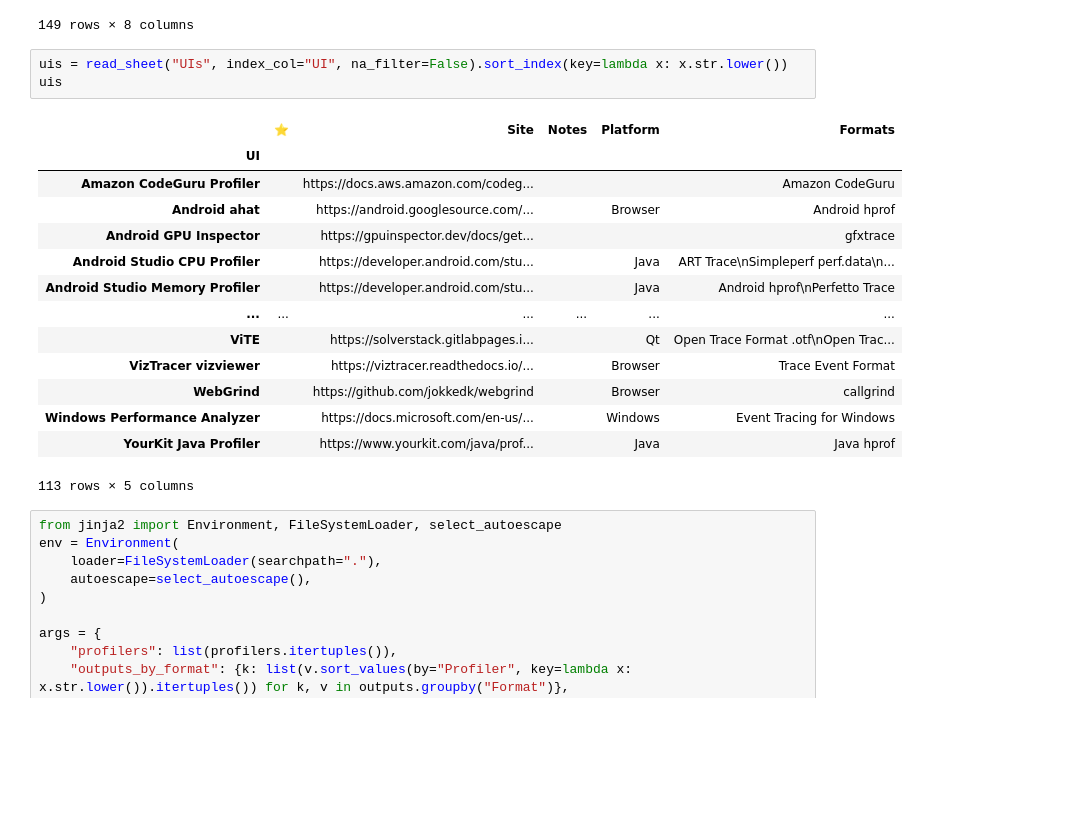
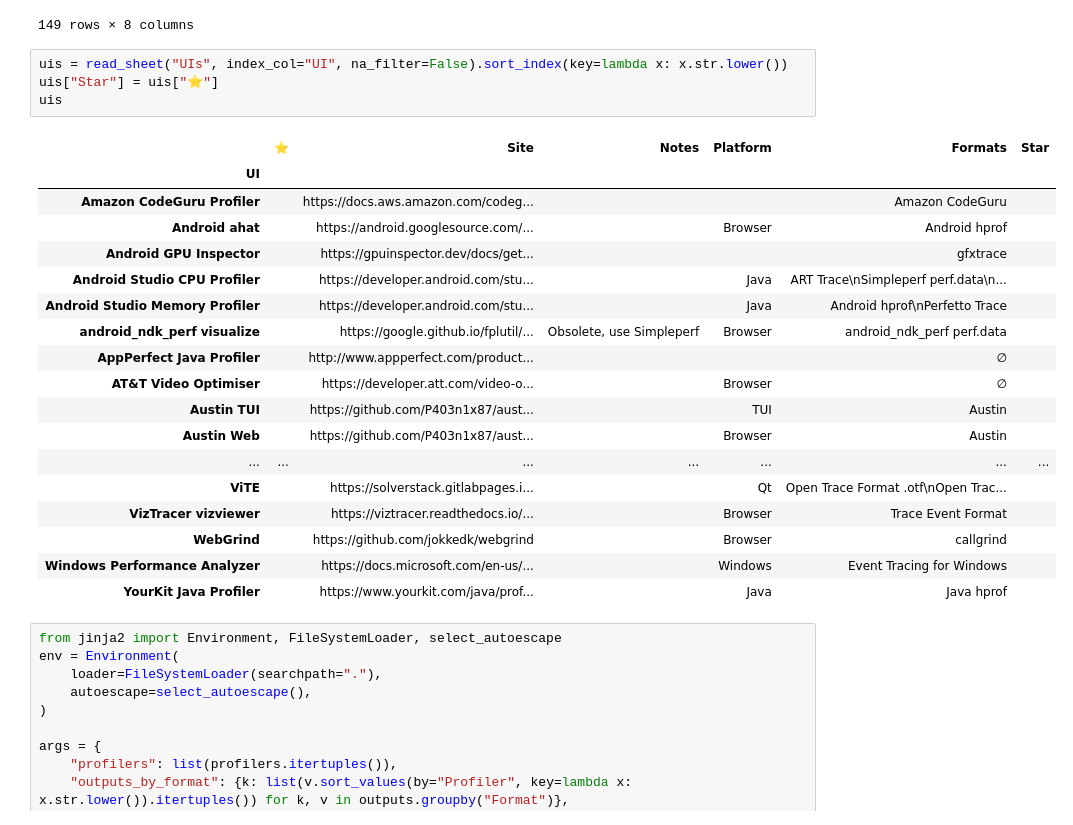
Before and after one commit to mhansen/profilerpedia, a Jupyter notebook: Generate.ipynb, the cells around one changed output. Saved outputs shown, nothing was run; the diff lists cells and outputs as text; blank space fills up the shorter version.

Commit message:
Add stars

```diff
--- a/Generate.ipynb
+++ b/Generate.ipynb
@@ -94,22 +94,27 @@ visualises
 149 rows × 8 columns
 # %%
 uis = read_sheet("UIs", index_col="UI", na_filter=False).sort_index(key=lambda x: x.str.lower())
+uis["Star"] = uis["⭐"]
 uis
 # %% [output]
-|  | ⭐ | Site | Notes | Platform | Formats |
-| UI |  |  |  |  |  |
-| Amazon CodeGuru Profiler |  | https://docs.aws.amazon.com/codeg... |  |  | Amazon CodeGuru |
-| Android ahat |  | https://android.googlesource.com/... |  | Browser | Android hprof |
-| Android GPU Inspector |  | https://gpuinspector.dev/docs/get... |  |  | gfxtrace |
-| Android Studio CPU Profiler |  | https://developer.android.com/stu... |  | Java | ART Trace\nSimpleperf perf.data\n... |
-| Android Studio Memory Profiler |  | https://developer.android.com/stu... |  | Java | Android hprof\nPerfetto Trace |
-| ... | ... | ... | ... | ... | ... |
-| ViTE |  | https://solverstack.gitlabpages.i... |  | Qt | Open Trace Format .otf\nOpen Trac... |
-| VizTracer vizviewer |  | https://viztracer.readthedocs.io/... |  | Browser | Trace Event Format |
-| WebGrind |  | https://github.com/jokkedk/webgrind |  | Browser | callgrind |
-| Windows Performance Analyzer |  | https://docs.microsoft.com/en-us/... |  | Windows | Event Tracing for Windows |
-| YourKit Java Profiler |  | https://www.yourkit.com/java/prof... |  | Java | Java hprof |
+|  | ⭐ | Site | Notes | Platform | Formats | Star |
+| UI |  |  |  |  |  |  |
+| Amazon CodeGuru Profiler |  | https://docs.aws.amazon.com/codeg... |  |  | Amazon CodeGuru |  |
+| Android ahat |  | https://android.googlesource.com/... |  | Browser | Android hprof |  |
+| Android GPU Inspector |  | https://gpuinspector.dev/docs/get... |  |  | gfxtrace |  |
+| Android Studio CPU Profiler |  | https://developer.android.com/stu... |  | Java | ART Trace\nSimpleperf perf.data\n... |  |
+| Android Studio Memory Profiler |  | https://developer.android.com/stu... |  | Java | Android hprof\nPerfetto Trace |  |
+| android_ndk_perf visualize |  | https://google.github.io/fplutil/... | Obsolete, use Simpleperf | Browser | android_ndk_perf perf.data |  |
+| AppPerfect Java Profiler |  | http://www.appperfect.com/product... |  |  | ∅ |  |
+| AT&T Video Optimiser |  | https://developer.att.com/video-o... |  | Browser | ∅ |  |
+| Austin TUI |  | https://github.com/P403n1x87/aust... |  | TUI | Austin |  |
+| Austin Web |  | https://github.com/P403n1x87/aust... |  | Browser | Austin |  |
+| ... | ... | ... | ... | ... | ... | ... |
+| ViTE |  | https://solverstack.gitlabpages.i... |  | Qt | Open Trace Format .otf\nOpen Trac... |  |
+| VizTracer vizviewer |  | https://viztracer.readthedocs.io/... |  | Browser | Trace Event Format |  |
+| WebGrind |  | https://github.com/jokkedk/webgrind |  | Browser | callgrind |  |
+| Windows Performance Analyzer |  | https://docs.microsoft.com/en-us/... |  | Windows | Event Tracing for Windows |  |
+| YourKit Java Profiler |  | https://www.yourkit.com/java/prof... |  | Java | Java hprof |  |
-113 rows × 5 columns
 # %%
 from jinja2 import Environment, FileSystemLoader, select_autoescape
 env = Environment(
```
Also changed, not shown: 1 other file.
